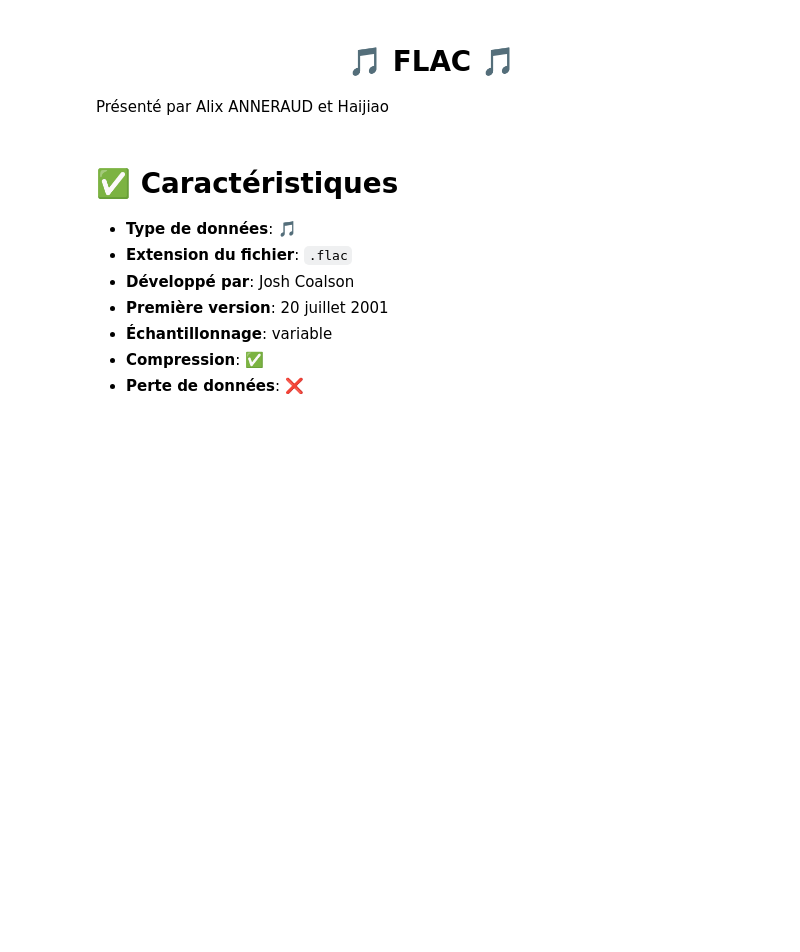
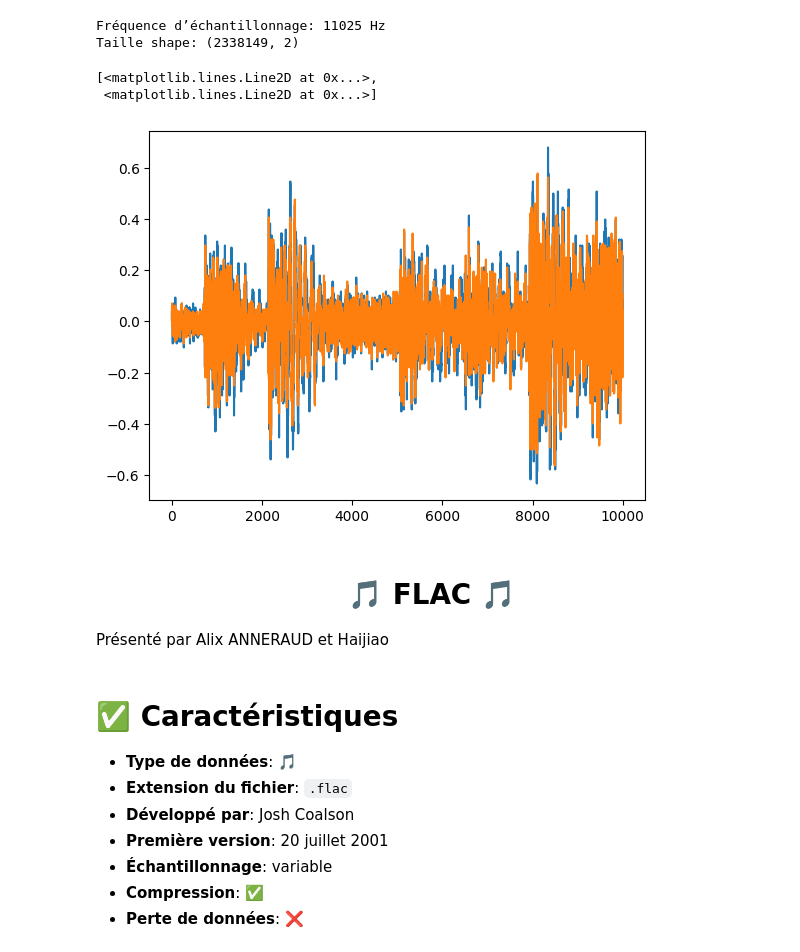
Before and after one commit to AlixANNERAUD/Free_lossless_audio_codec_presentation, a Jupyter notebook: Presentation.ipynb, the cells around one changed output. Drawn from its saved outputs; the diff is of its cells as text; code cells hidden in the pictures; blank space fills up the shorter version.

```diff
--- a/Presentation.ipynb
+++ b/Presentation.ipynb
@@ -4,3 +1,25 @@ import scipy
+# %%
+import numpy
+import scipy
+import matplotlib.pyplot as plt
+import soundfile
+import os
+import subprocess
+
+chemin_son = "Son.wav"
+
+signal, fréquence_échantillonnage = soundfile.read(chemin_son)
+
+print(f"Fréquence d’échantillonnage: {fréquence_échantillonnage} Hz")
+print(f"Taille shape: {signal.shape}")
+
+plt.plot(signal[200000:210000])
+# %% [output]
+Fréquence d’échantillonnage: 11025 Hz
+Taille shape: (2338149, 2)
+[<matplotlib.lines.Line2D at 0x...>,
+ <matplotlib.lines.Line2D at 0x...>]
+[figure, added]
 # %% [markdown]
 <h1 align="center">🎵 FLAC 🎵</h1>
 
```
Also changed, not shown: parts of 33 cells of this notebook.
